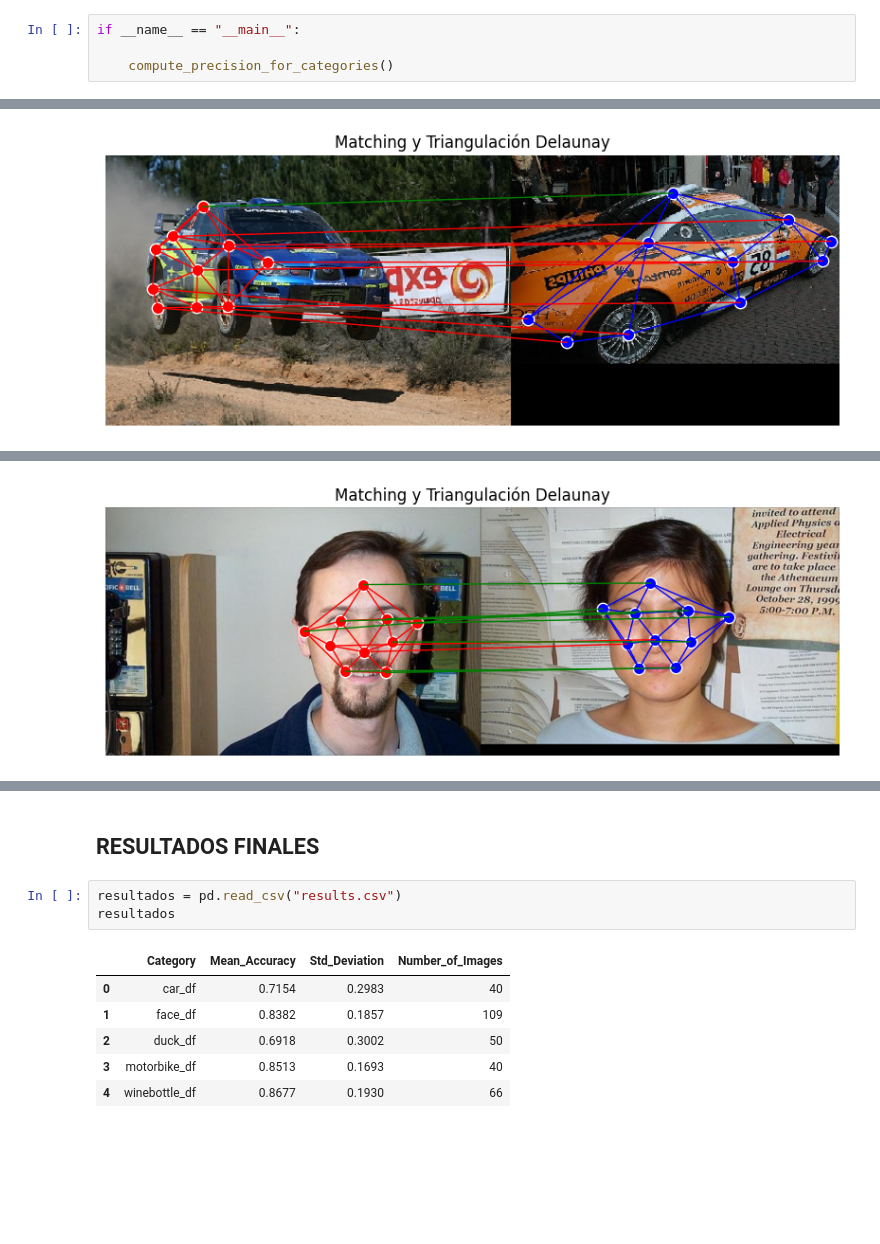
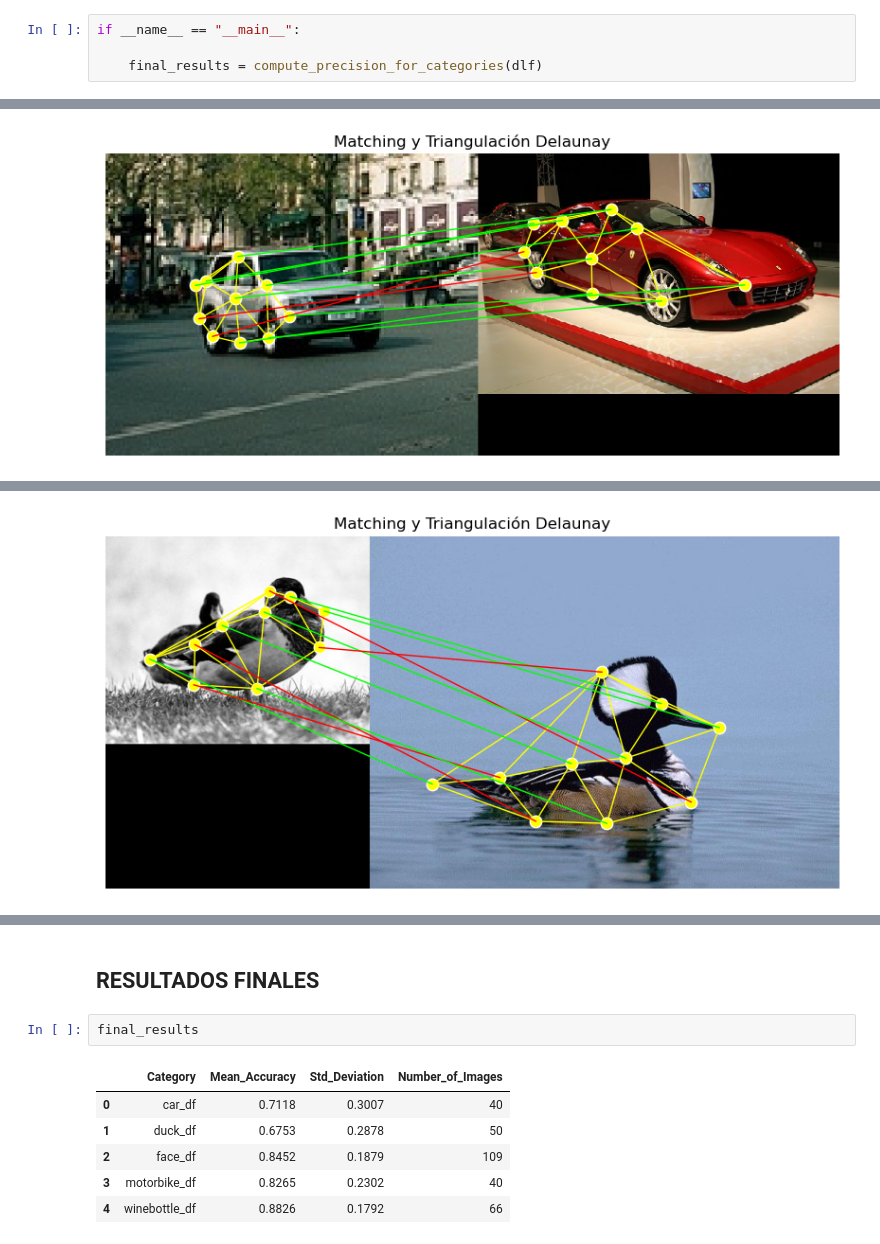
Before and after one commit to JBLOZ/IA, a Jupyter notebook: 2doAnyo/2doCuatri/tecnicas_de_algoritmos_de_busqueda/practicas/src/match_part_1.ipynb, the cells around one changed output, grey strips where cells are left out. Drawn from its saved outputs; the diff is of its cells as text; blank space fills up the shorter version.

```diff
--- a/2doAnyo/2doCuatri/tecnicas_de_algoritmos_de_busqueda/practicas/src/match_part_1.ipynb
+++ b/2doAnyo/2doCuatri/tecnicas_de_algoritmos_de_busqueda/practicas/src/match_part_1.ipynb
@@ -174,5 +232,5 @@ def compute_precision_for_categories():
 # %%
 if __name__ == "__main__":
 
-    compute_precision_for_categories()
+    final_results = compute_precision_for_categories(dlf)
 # %% [output]
@@ -180 +238 @@ if __name__ == "__main__":
-[figure, old version]
+[figure, new version]
@@ -184 +242 @@ if __name__ == "__main__":
-[figure, old version]
+[figure, new version]
@@ -201,12 +259,11 @@ if __name__ == "__main__":
 # %% [markdown]
 ## RESULTADOS FINALES
-# %%
-resultados = pd.read_csv("results.csv")
-resultados
-# %% [output]
-|  | Category | Mean_Accuracy | Std_Deviation | Number_of_Images |
-| 0 | car_df | 0.7154 | 0.2983 | 40 |
-| 1 | face_df | 0.8382 | 0.1857 | 109 |
-| 2 | duck_df | 0.6918 | 0.3002 | 50 |
-| 3 | motorbike_df | 0.8513 | 0.1693 | 40 |
-| 4 | winebottle_df | 0.8677 | 0.1930 | 66 |
+# %%
+final_results
+# %% [output]
+|  | Category | Mean_Accuracy | Std_Deviation | Number_of_Images |
+| 0 | car_df | 0.7118 | 0.3007 | 40 |
+| 1 | duck_df | 0.6753 | 0.2878 | 50 |
+| 2 | face_df | 0.8452 | 0.1879 | 109 |
+| 3 | motorbike_df | 0.8265 | 0.2302 | 40 |
+| 4 | winebottle_df | 0.8826 | 0.1792 | 66 |
```
Also changed, not shown: parts of 14 cells of this notebook, 1 other file.
